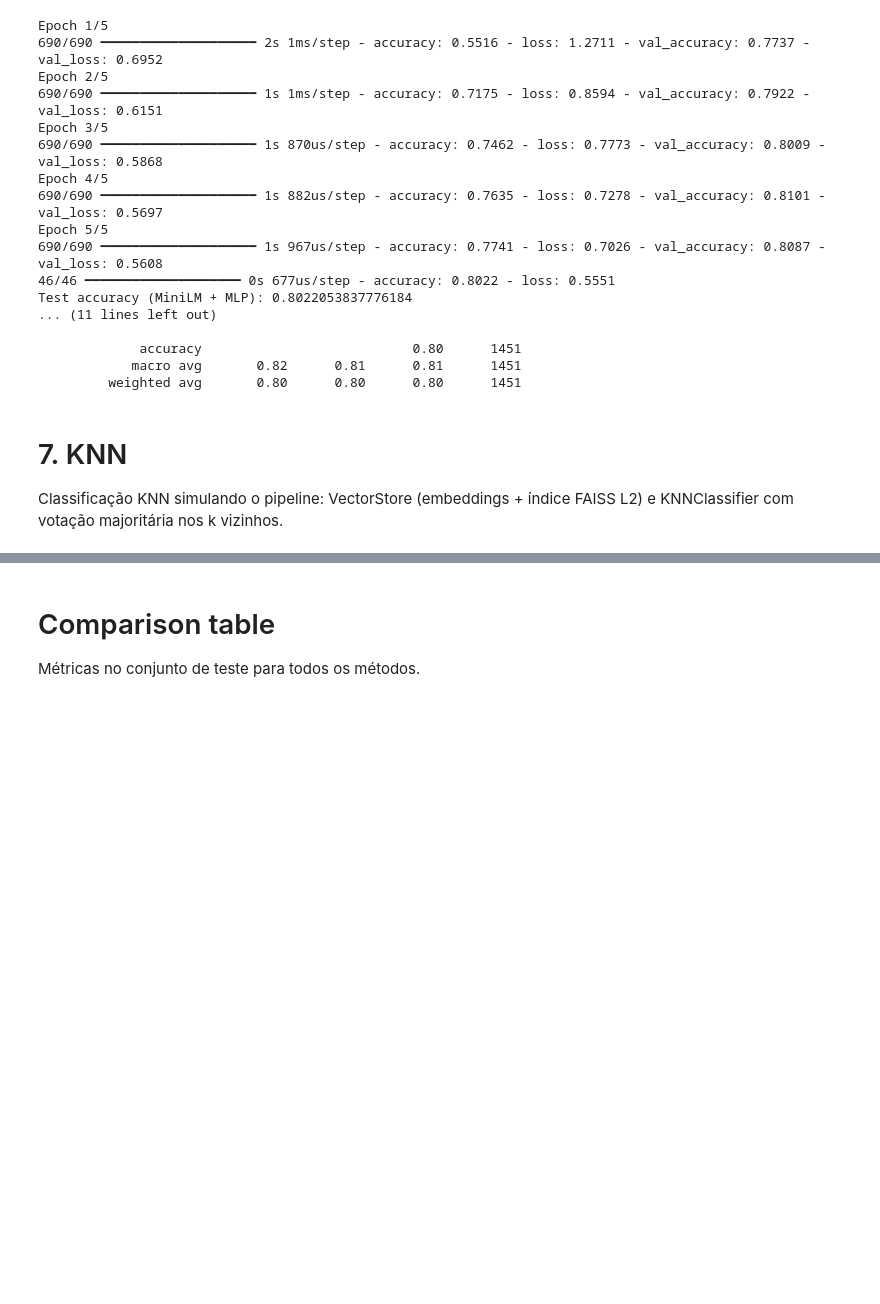
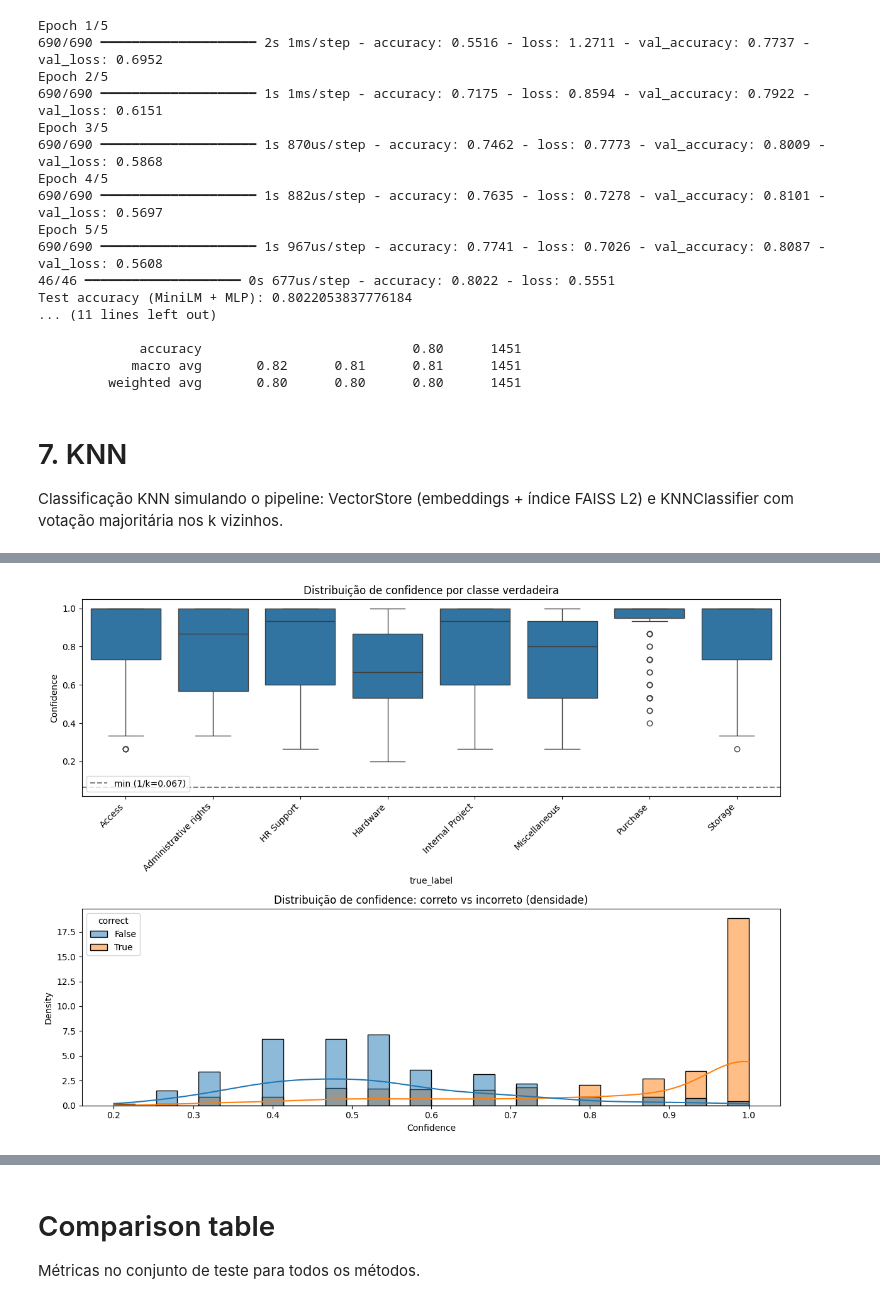
Before and after one commit to JoaquimBreno/ticket-classifier, a Jupyter notebook: labs/architecture-comparison.ipynb, the cells around one changed output, grey strips where cells are left out. Drawn from its saved outputs; the diff is of its cells as text; code cells hidden in the pictures; blank space fills up the shorter version.

```diff
--- a/labs/architecture-comparison.ipynb
+++ b/labs/architecture-comparison.ipynb
@@ -1101,0 +1106,18 @@ KNN F1 macro: 0.8323308682777499 F1 weighted: 0.8320358194357356
+# %%
+preds_with_conf = [knn.predict(text) for text in tickets_df_test['Document']]
+y_pred_labels_full = [p[0] for p in preds_with_conf]
+confidences = np.array([p[1] for p in preds_with_conf])
+y_true_labels = tickets_df_test['Topic_group'].tolist()
+y_true_idx = np.array([list(unique_categories).index(t) for t in y_true_labels])
+y_pred_idx = np.array([list(unique_categories).index(l) for l in y_pred_labels_full])
+correct = y_true_idx == y_pred_idx
+
+knn_conf_df = pd.DataFrame({
+    'true_label': y_true_labels,
+    'pred_label': y_pred_labels_full,
+    'confidence': confidences,
+    'correct': correct,
+})
+print("Confidence stats (all):", knn_conf_df['confidence'].describe().round(4))
+print("\nConfidence by correct vs incorrect:")
+print(knn_conf_df.groupby('correct')['confidence'].agg(['mean', 'std', 'min', 'max', 'count']).round(4))
@@ -1101,0 +1140,17 @@ KNN F1 macro: 0.8323308682777499 F1 weighted: 0.8320358194357356
+# %%
+fig, axes = plt.subplots(2, 1, figsize=(12, 9))
+order = sorted(knn_conf_df['true_label'].unique())
+sns.boxplot(data=knn_conf_df, x='true_label', y='confidence', order=order, ax=axes[0])
+axes[0].axhline(y=1/15, color='gray', linestyle='--', label=f'min (1/k={1/15:.3f})')
+axes[0].set_xticklabels(axes[0].get_xticklabels(), rotation=45, ha='right')
+axes[0].set_title('Distribuição de confidence por classe verdadeira')
+axes[0].legend()
+axes[0].set_ylabel('Confidence')
+
+sns.histplot(knn_conf_df, x='confidence', hue='correct', bins=30, kde=True, stat='density', common_norm=False, ax=axes[1])
+axes[1].set_title('Distribuição de confidence: correto vs incorreto (densidade)')
+axes[1].set_xlabel('Confidence')
+plt.tight_layout()
+plt.show()
+# %% [output]
+[figure, added]
```
Also changed, not shown: parts of 8 cells of this notebook, 15 other files.
